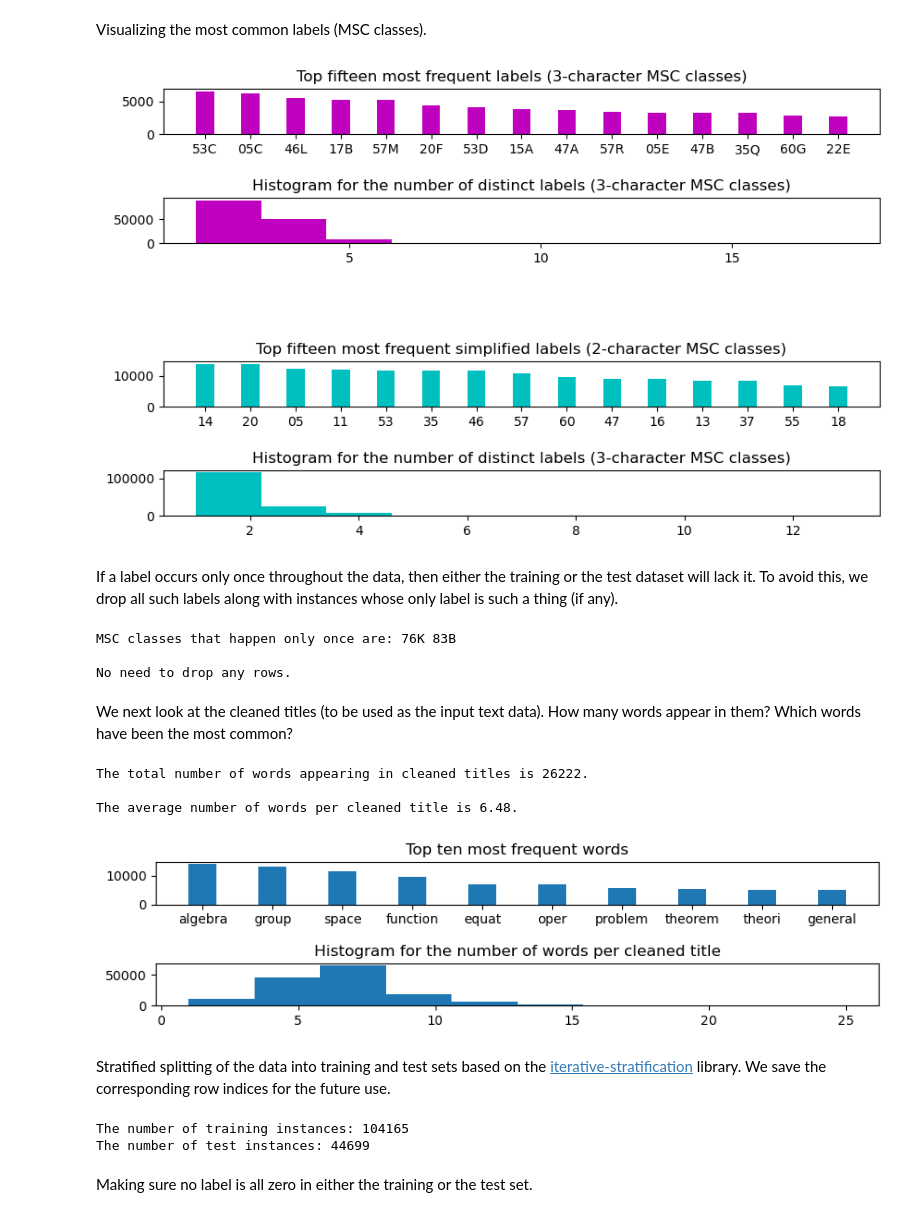
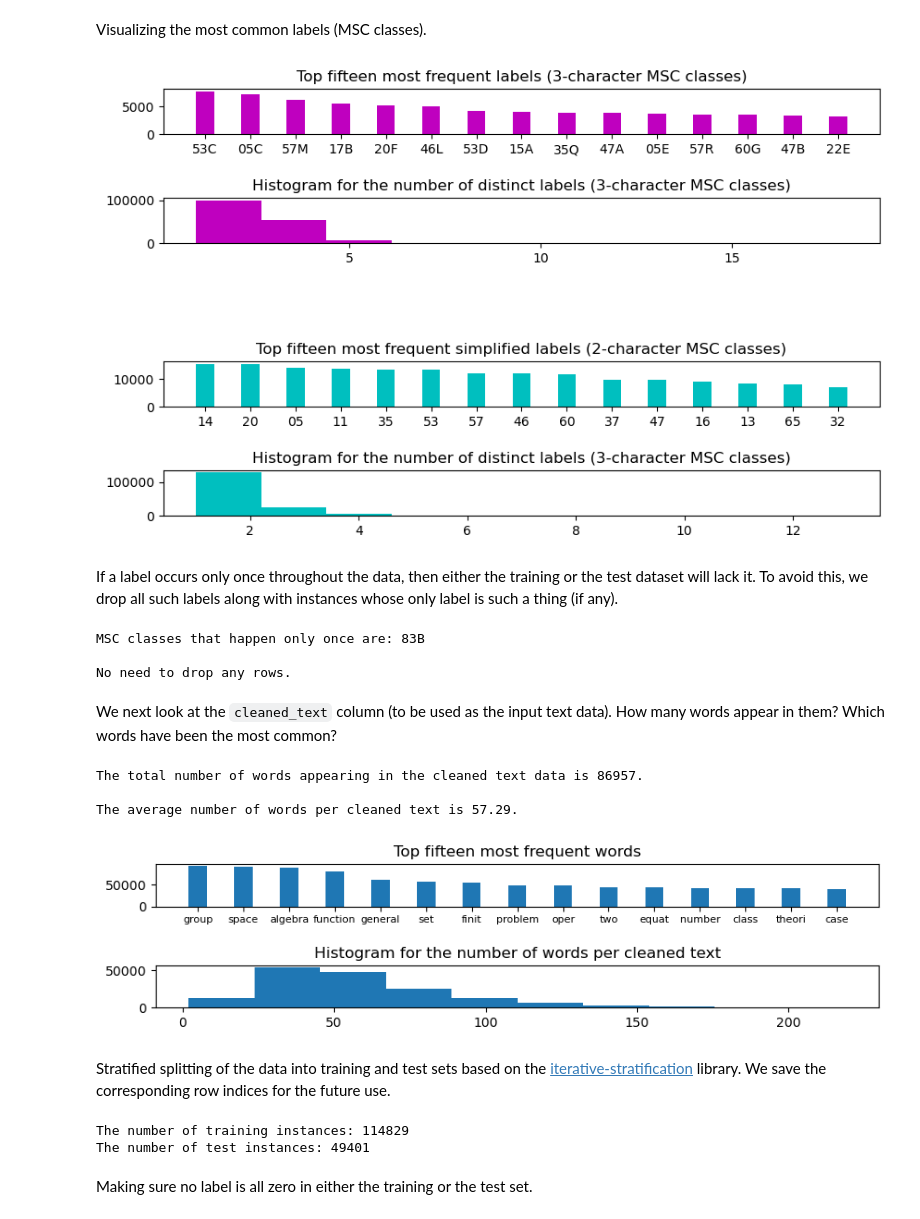
Before and after one commit to FilomKhash/Math-Preprint-Classifier, a Jupyter notebook: Basic Models.ipynb, the cells around one changed output. Saved outputs shown, nothing was run; the diff lists cells and outputs as text; code cells hidden in the pictures.

Commit message:
Models trained over the new data

```diff
--- a/Basic Models.ipynb
+++ b/Basic Models.ipynb
@@ -47,6 +47,7 @@ We first load the data. Among the columns, we only keep `primary_category`, `cle
 # %%
-raw_data=pd.read_csv('./data/data.csv',index_col=False)
-raw_data=raw_data[['primary_category','cleaned_title','MSC']]
+raw_data=pd.read_csv('./data/data.zip',compression='zip')
+raw_data=raw_data[['primary_category','cleaned_text','MSC']]
+print('Size of the raw data: ',raw_data.shape[0])
 
 #While loading, the lists under the MSC column are loaded as strings. They should be turned back into lists.
 raw_data['MSC']=raw_data['MSC'].apply(lambda x:eval(x))
@@ -90,7 +92,7 @@ print(f'The number of distinct simplified labels is {len(MSC_simpl_list)}.')
 print(f"The average number of simplified labels per entry is {round(sum(num_simpl_labels)/raw_data.shape[0],2)}.\n")
 
 
-#We initialize a dictionary to record the multiplicities of various words that appear in cleaned titles.
+#We initialize a dictionary to record the multiplicities of various words that appear in the text data.
 #We go over the data frame to update the dictionary, and to encode the labels.
 dict_words={}
 
@@ -103,7 +105,7 @@ data_simpl=pd.concat((raw_data,pd.DataFrame(data=0,index=np.arange(raw_data.shap
 
 for row in range(data.shape[0]):
 
-    words=data['cleaned_title'][row].split(' ')      #The titles have been cleaned, no consecutive spaces.
+    words=data['cleaned_text'][row].split(' ')      #The titles have been cleaned, no consecutive spaces.
     for word in words:
         if word in dict_words.keys():
             dict_words[word]+=1
@@ -185,7 +187,7 @@ ax2.set_title('Histogram for the number of distinct labels (3-character MSC clas
 
 plt.show()
 # %% [output]
-[figure, old version]
+[figure, new version]
 # %% [markdown]
 If a label occurs only once throughout the data, then either the training or the test dataset will lack it. To avoid this, we drop all such labels along with instances whose only label is such a thing (if any).
 # %%
@@ -215,47 +217,47 @@ else:
 
 
 #Saving the encoded data in a compressed form.
-data.to_csv('./data/data_encoded.csv',compression='zip',index=False)
+data.to_csv('./data/data_encoded.zip',compression='zip',index=False)
 # %% [output]
-MSC classes that happen only once are: 76K 83B
+MSC classes that happen only once are: 83B
 
 No need to drop any rows.
 # %% [markdown]
-We next look at the cleaned titles (to be used as the input text data). How many words appear in them? Which words have been the most common?
+We next look at the `cleaned_text` column (to be used as the input text data). How many words appear in them? Which words have been the most common?
 # %%
-print(f'The total number of words appearing in cleaned titles is {len(dict_words)}.\n')
+print(f'The total number of words appearing in the cleaned text data is {len(dict_words)}.\n')
 
-num_words=data['cleaned_title'].apply(lambda x:len(x.split(' ')))
+num_words=data['cleaned_text'].apply(lambda x:len(x.split(' ')))
 
-print(f'The average number of words per cleaned title is {round(num_words.mean(),2)}.')
+print(f'The average number of words per cleaned text is {round(num_words.mean(),2)}.')
 
 fig=plt.figure(figsize=(10,2))
 ax1=fig.add_subplot(3,1,1)
 
-#Top 10 most frequent primary categories (bar chart)
-top_index=np.argsort(-np.asarray(list(dict_words.values())))[0:10]
+#Top 15 most frequent primary categories (bar chart)
+top_index=np.argsort(-np.asarray(list(dict_words.values())))[0:15]
 ax1.bar(x=np.asarray(list(dict_words.keys()))[top_index],
         height=np.asarray(list(dict_words.values()))[top_index],width=0.4)
-ax1.set_title('Top ten most frequent words')
-
+ax1.set_title('Top fifteen most frequent words')
+plt.xticks(fontsize=8)
 
 ax2=fig.add_subplot(3,1,3)
 
 #Number of constituent words (histogram)
 ax2.hist(num_words)
 ax2.locator_params(axis='x', integer=True)
-ax2.set_title('Histogram for the number of words per cleaned title')
+ax2.set_title('Histogram for the number of words per cleaned text')
 
 plt.show()
 # %% [output]
-The total number of words appearing in cleaned titles is 26222.
+The total number of words appearing in the cleaned text data is 86957.
 
-The average number of words per cleaned title is 6.48.
+The average number of words per cleaned text is 57.29.
-[figure, old version]
+[figure, new version]
 # %% [markdown]
 Stratified splitting of the data into training and test sets based on the [iterative-stratification](https://github.com/trent-b/iterative-stratification) library. We save the corresponding row indices for the future use.
 # %%
-X_train, X_test, y_train, y_test = multilabel_train_test_split(data['cleaned_title'],
+X_train, X_test, y_train, y_test = multilabel_train_test_split(data['cleaned_text'],
                                                                data.iloc[:,2:],stratify=data.iloc[:,2:],
                                                                test_size=0.3, random_state=1)
 
@@ -271,8 +273,8 @@ print(f'The number of test instances: {len(test_index)}')
 with open('./data/test_index.json','w') as file:
     json.dump(test_index,file)
 # %% [output]
-The number of training instances: 104165
-The number of test instances: 44699
+The number of training instances: 114829
+The number of test instances: 49401
 # %% [markdown]
 Making sure no label is all zero in either the training or the test set.
 # %%
```
Also changed, not shown: parts of 20 cells of this notebook, 5 other files.
